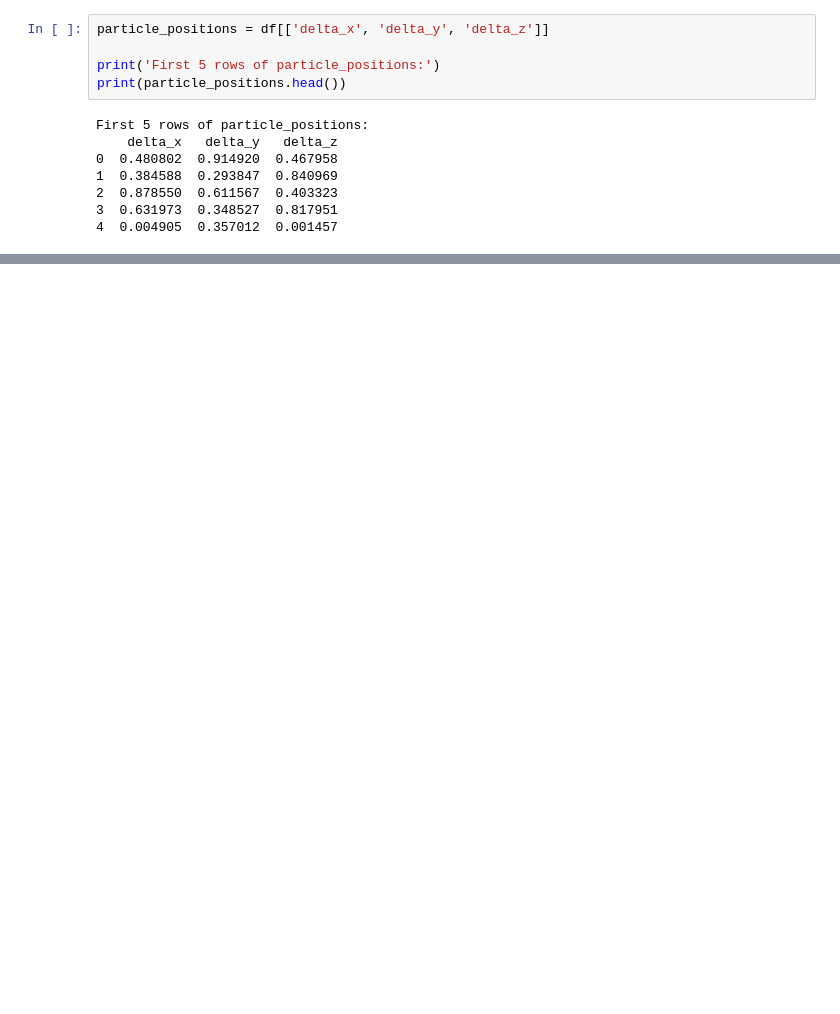
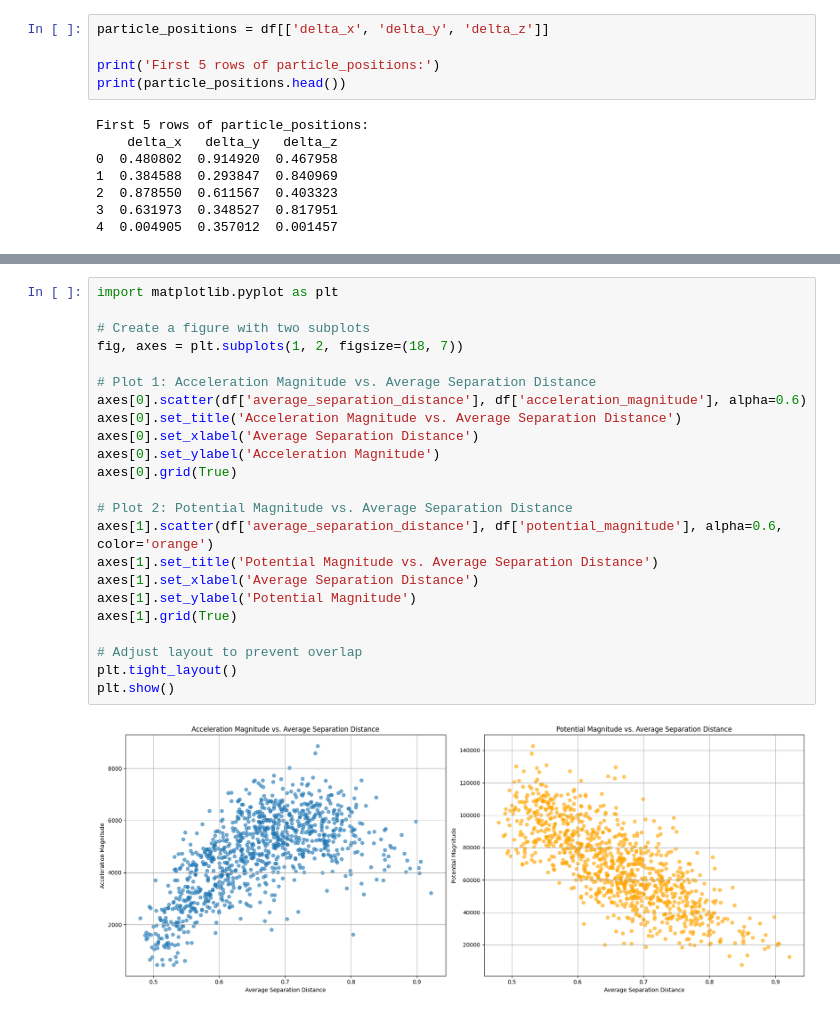
Before and after one commit to amf599-cyber/N-Body_Test, a Jupyter notebook: Test-Data-Analysis-v1-1.ipynb, the cells around one changed output, grey strips where cells are left out. Cells and saved outputs as stored; diff of their text form; blank space fills up the shorter version.

```diff
--- a/Test-Data-Analysis-v1-1.ipynb
+++ b/Test-Data-Analysis-v1-1.ipynb
@@ -140,0 +205,25 @@ KeyboardInterrupt:
+# %%
+import matplotlib.pyplot as plt
+
+# Create a figure with two subplots
+fig, axes = plt.subplots(1, 2, figsize=(18, 7))
+
+# Plot 1: Acceleration Magnitude vs. Average Separation Distance
+axes[0].scatter(df['average_separation_distance'], df['acceleration_magnitude'], alpha=0.6)
+axes[0].set_title('Acceleration Magnitude vs. Average Separation Distance')
+axes[0].set_xlabel('Average Separation Distance')
+axes[0].set_ylabel('Acceleration Magnitude')
+axes[0].grid(True)
+
+# Plot 2: Potential Magnitude vs. Average Separation Distance
+axes[1].scatter(df['average_separation_distance'], df['potential_magnitude'], alpha=0.6, color='orange')
+axes[1].set_title('Potential Magnitude vs. Average Separation Distance')
+axes[1].set_xlabel('Average Separation Distance')
+axes[1].set_ylabel('Potential Magnitude')
+axes[1].grid(True)
+
+# Adjust layout to prevent overlap
+plt.tight_layout()
+plt.show()
+# %% [output]
+[figure, added]
```
Also changed, not shown: parts of 6 cells of this notebook.
